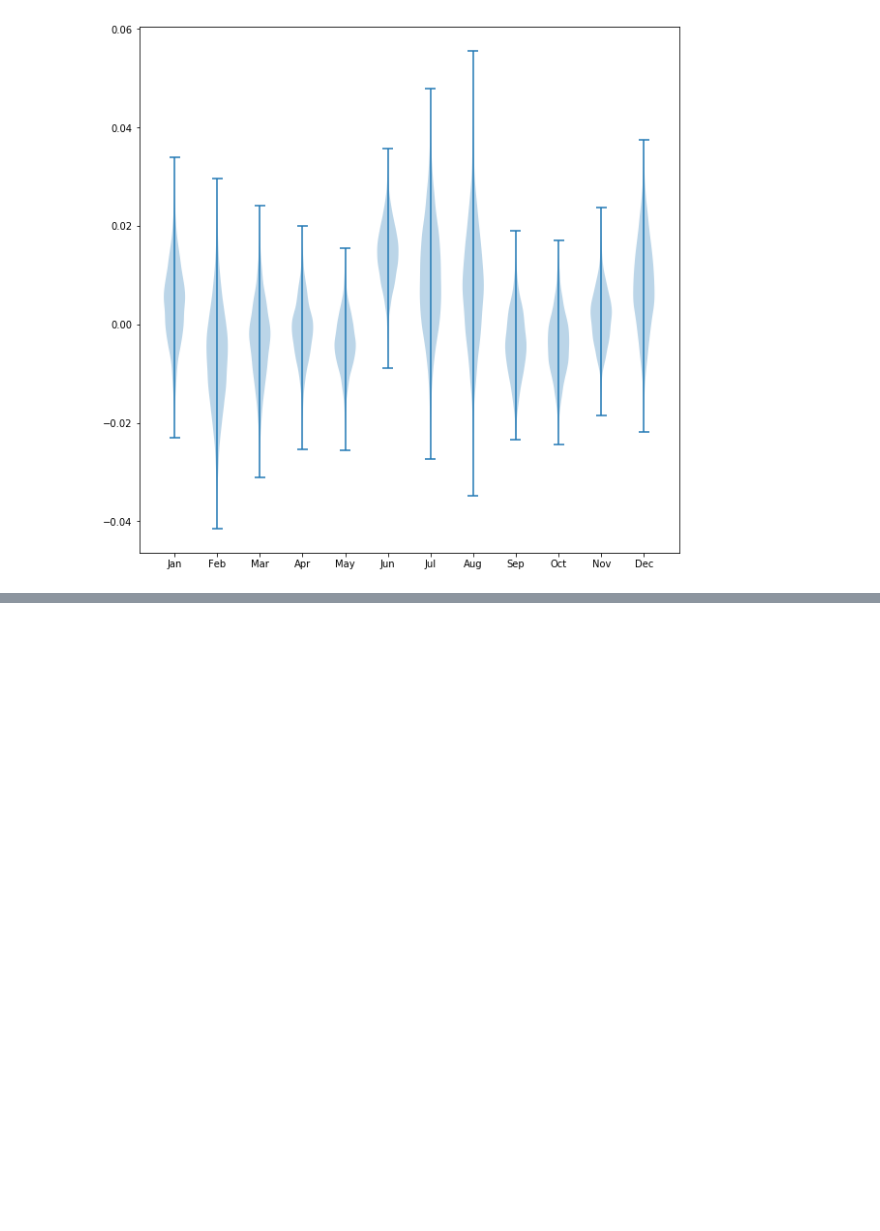
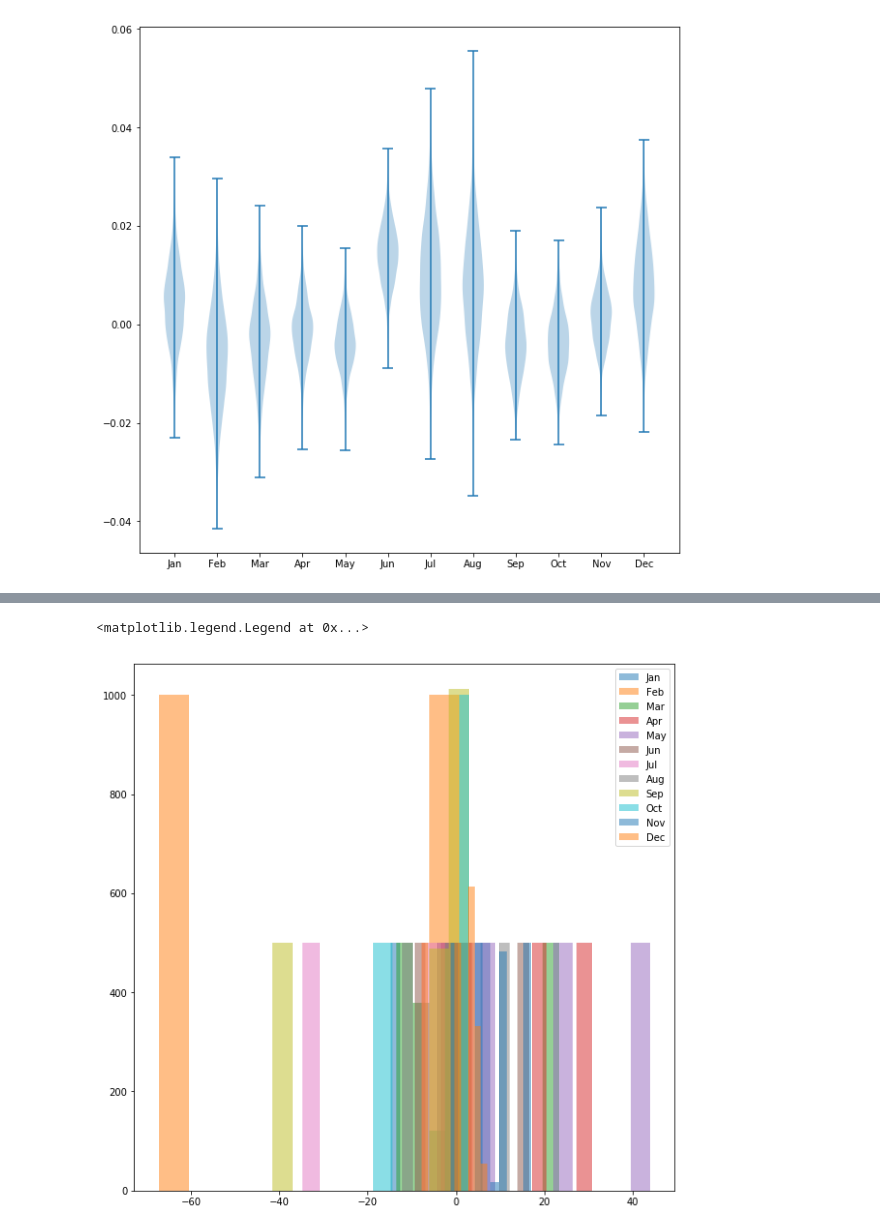
Before and after one commit to MylesBartlett/FACYnation, a Jupyter notebook: 3_Overview.ipynb, the cells around one changed output, grey strips where cells are left out. Saved outputs shown, nothing was run; the diff lists cells and outputs as text; code cells hidden in the pictures; blank space fills up the shorter version.

Commit message:
2d gaussian ran - bad results
Probably overparameterised

```diff
--- a/3_Overview.ipynb
+++ b/3_Overview.ipynb
@@ -185,0 +190,2 @@ This model is in danger of having too many dummy parameters. Options for dealing
+# %%
+gm = pystan.StanModel(file='./stan/BMSM-gaussian.stan')
@@ -185,0 +216,10 @@ This model is in danger of having too many dummy parameters. Options for dealing
+# %%
+samples=fit.extract()
+# %%
+plt.figure(figsize=(10,10))
+for i in range(0,12):
+    plt.hist(samples['mu_t'][:,0,i], alpha=0.5,label=maize_temp.columns[1:][i])
+plt.legend()
+# %% [output]
+<matplotlib.legend.Legend at 0x...>
+[figure, added]
```
Also changed, not shown: parts of 15 cells of this notebook.
